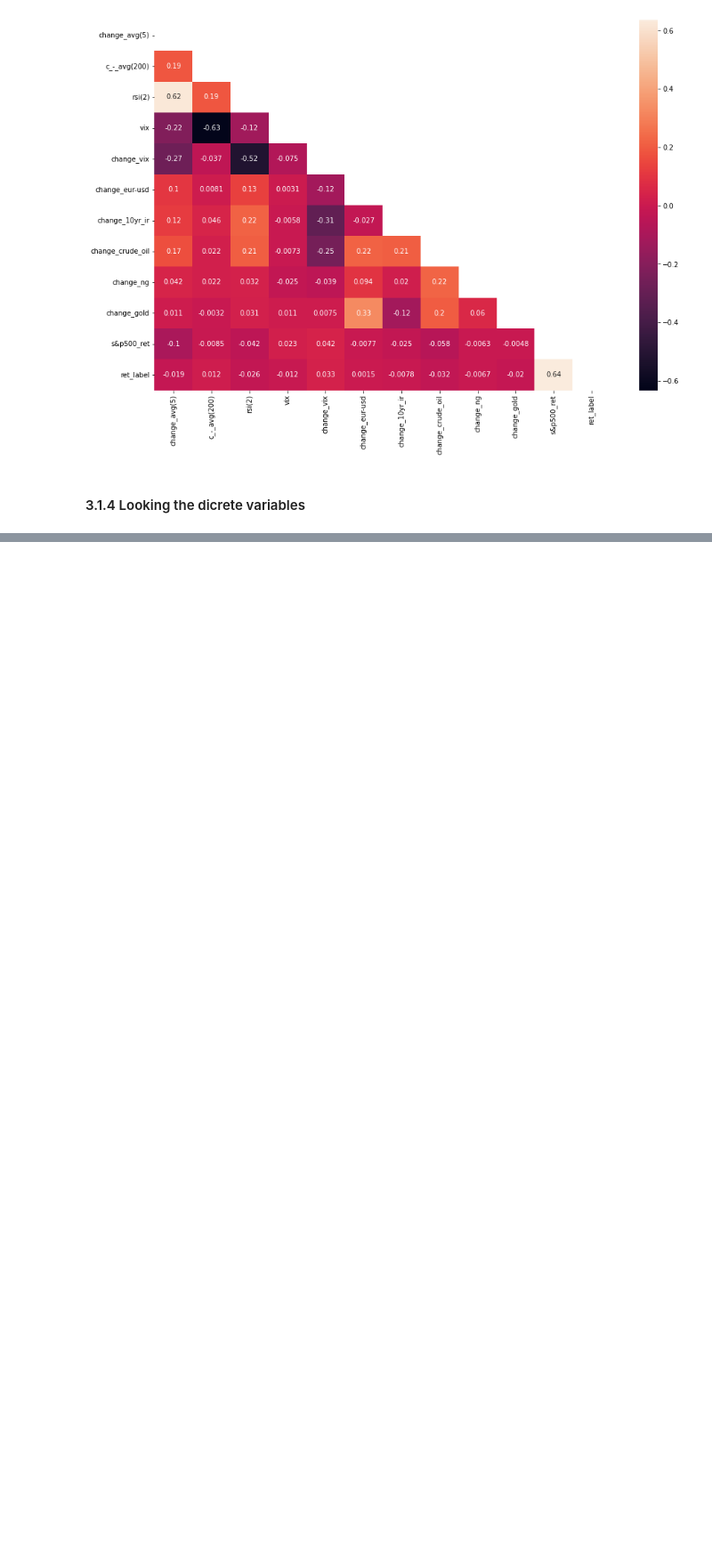
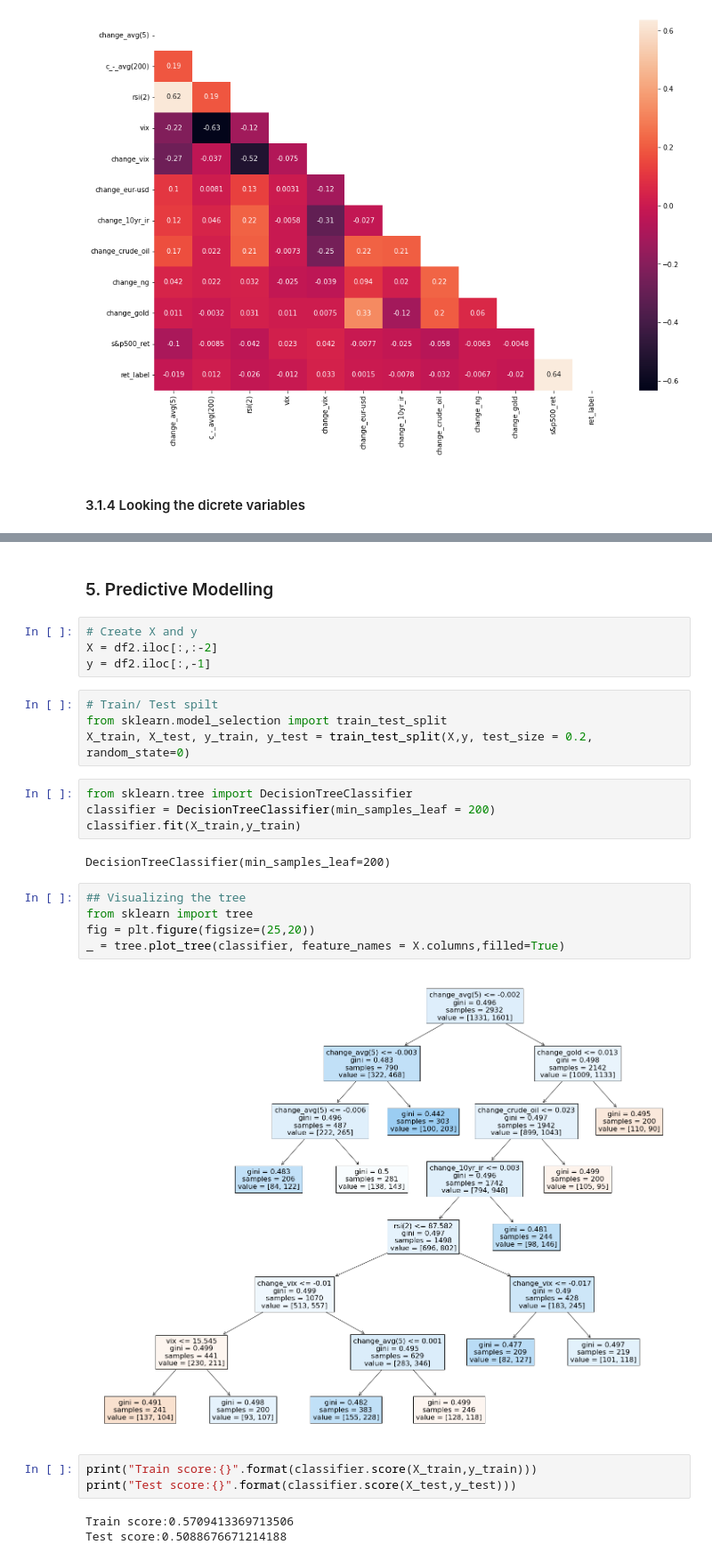
Before and after one commit to paulidl/Mid-bootcamp-project, a Jupyter notebook: Mid-bootcamp-project-main/Midproject_1.ipynb, the cells around one changed output, grey strips where cells are left out. Shown at 89% size. Cells and saved outputs as stored; diff of their text form; blank space fills up the shorter version.

```diff
--- a/Mid-bootcamp-project-main/Midproject_1.ipynb
+++ b/Mid-bootcamp-project-main/Midproject_1.ipynb
@@ -559,0 +574,29 @@ change_eur-usd
+# %% [markdown]
+### 5. Predictive Modelling
+# %%
+# Create X and y
+X = df2.iloc[:,:-2]
+y = df2.iloc[:,-1]
+# %%
+# Train/ Test spilt
+from sklearn.model_selection import train_test_split
+X_train, X_test, y_train, y_test = train_test_split(X,y, test_size = 0.2, random_state=0)
+# %%
+from sklearn.tree import DecisionTreeClassifier
+classifier = DecisionTreeClassifier(min_samples_leaf = 200)
+classifier.fit(X_train,y_train)
+# %% [output]
+DecisionTreeClassifier(min_samples_leaf=200)
+# %%
+## Visualizing the tree
+from sklearn import tree
+fig = plt.figure(figsize=(25,20))
+_ = tree.plot_tree(classifier, feature_names = X.columns,filled=True)
+# %% [output]
+[figure, added]
+# %%
+print("Train score:{}".format(classifier.score(X_train,y_train)))
+print("Test score:{}".format(classifier.score(X_test,y_test)))
+# %% [output]
+Train score:0.5709413369713506
+Test score:0.5088676671214188
```
Also changed, not shown: parts of 78 cells of this notebook, 1 other file.
